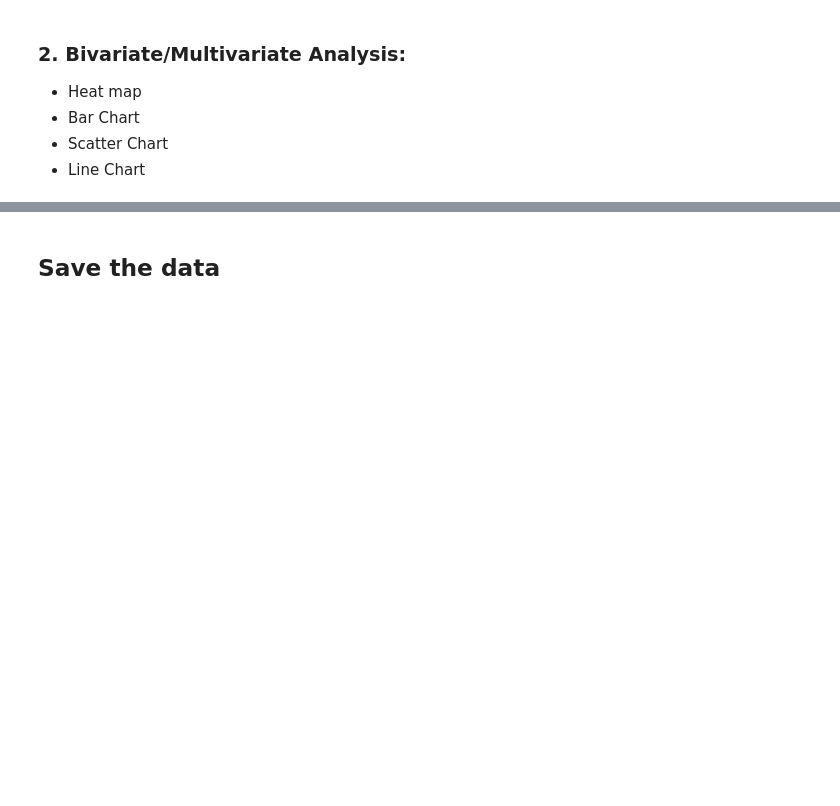
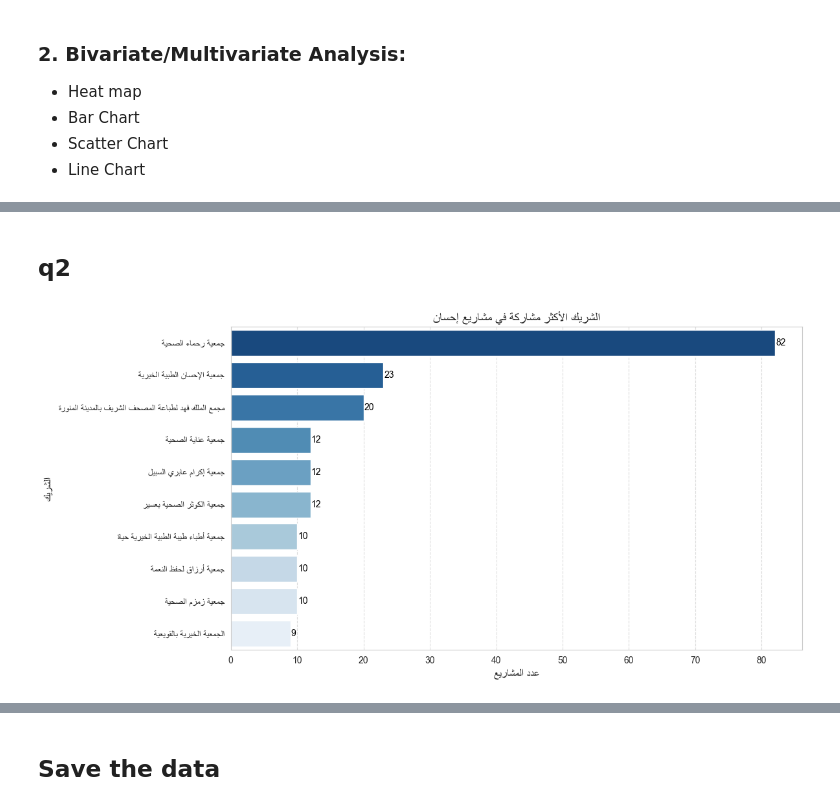
Before and after one commit to Hamad-32/Ehsan-Analysis, a Jupyter notebook: EDA & Data Cleaning.ipynb, the cells around one changed output, grey strips where cells are left out. Cells and saved outputs as stored; diff of their text form; code cells hidden in the pictures; blank space fills up the shorter version.

```diff
--- a/EDA & Data Cleaning.ipynb
+++ b/EDA & Data Cleaning.ipynb
@@ -292,0 +317,26 @@ plt.show()
+# %% [markdown]
+## q2
+# %%
+def fix_arabic_labels(labels):
+    return [get_display(arabic_reshaper.reshape(str(label))) for label in labels]
+partner_counts = df_ehsan.groupby('Partner').size().sort_values(ascending=False).head(10)
+
+fixed_labels = fix_arabic_labels(partner_counts.index)
+
+plt.figure(figsize=(12, 6))
+
+ax = sns.barplot(x=partner_counts.values, y=fixed_labels, palette="Blues_r")
+
+for i, value in enumerate(partner_counts.values):
+    ax.text(value + 0.1, i, f'{value}', va='center', fontsize=10, color='black')
+
+plt.xlabel(get_display(arabic_reshaper.reshape("عدد المشاريع")), fontsize=12)
+plt.ylabel(get_display(arabic_reshaper.reshape("الشريك")), fontsize=12)
+plt.title(get_display(arabic_reshaper.reshape("الشريك الأكثر مشاركة في مشاريع إحسان")), fontsize=14)
+
+plt.grid(axis='x', linestyle='--', alpha=0.7)
+
+plt.tight_layout()  # Adjust layout to prevent overlapping
+plt.show()
+# %% [output]
+[figure, added]
```
Also changed, not shown: parts of 17 cells of this notebook, 3 other files.
